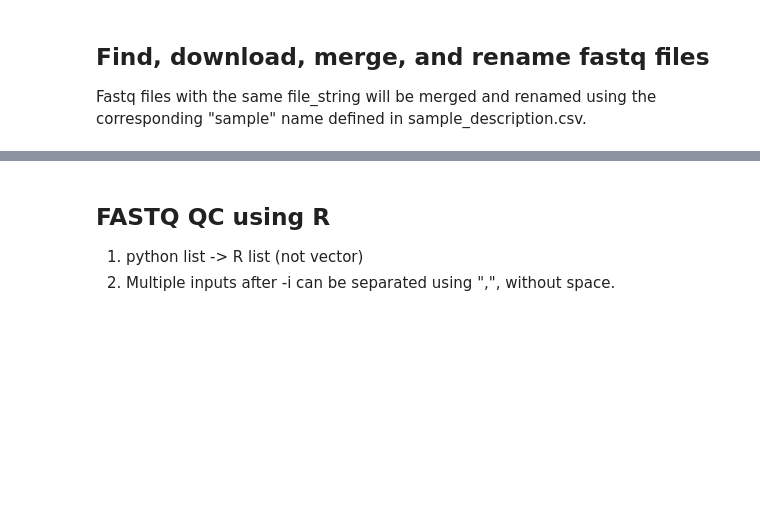
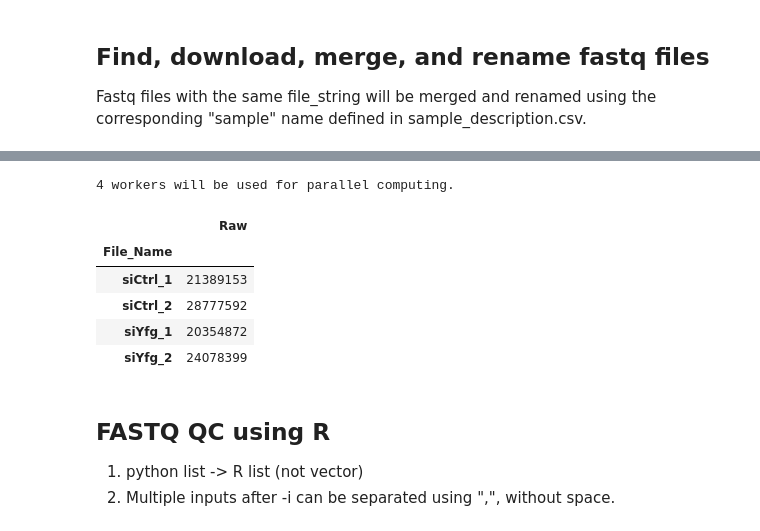
Before and after one commit to DinghaiZ/3-prime-READS-plus, a Jupyter notebook: 3-prime-READS-plus_Pipeline.ipynb, the cells around one changed output, grey strips where cells are left out. Cells and saved outputs as stored; diff of their text form; code cells hidden in the pictures; blank space fills up the shorter version.

```diff
--- a/3-prime-READS-plus_Pipeline.ipynb
+++ b/3-prime-READS-plus_Pipeline.ipynb
@@ -47,16 +47,31 @@ These parameters can be different for different runs. The sample discription fil
 PROJECT = 'example' # project name
 EXPERIMENT = '181210' # experiment name
 GENOME = 'hg19' # genome name, either mm9 or hg19
-SEQUENCER = "nextseq" # Either "hiseq" or "nextseq"
+SEQUENCER = 'nextseq' # Either "hiseq" or "nextseq"
 SAMPLE_DESCRIPTION_FILE = 'sample_description.csv' # sample discription file.
-FASTQ_QC_PLOT_NUM_COLUMNS = 2  # number of columns for fastq QC plots
+
+#DATA_SOURCE = 'internal_server' # Where the raw data are stored. Can be "internal_server", "basespace", or "local".
+#DATA_SOURCE = 'basespace'
+DATA_SOURCE = 'local'
+if DATA_SOURCE == 'internal_server':
+    USER = 'zhengdh'
+    SERVER = 'intron.njms.rutgers.edu'
+elif DATA_SOURCE == 'basespace':
+    BASESPACE_PROJECT = ''
+    BASESPACE_TOKEN = ''
+elif DATA_SOURCE == 'local':
+    # LOCAL_DATA_SOURCE = 'path/on/local/computer' ### Don't use "~"
+    LOCAL_DATA_SOURCE = '/home/dinghai/dev/3-prime-READS-plus/projects/example/data/181210/rawfastq'
+    assert Path(LOCAL_DATA_SOURCE).exists()
+
+FASTQ_QC_PLOT_NUM_COLUMNS = 4  # number of columns for fastq QC plots
 SAVE_SPACE = True # to save space, delete intermediate files asap.
 
 GENOME_INDEX_DIR = '/home/dinghai/projects/fud/star_index' # Directory containing index files for different genomes
 GENOME_FASTA_DIR = '/home/dinghai/projects/fud/ucsc/genomes' # Directory containing fasta files for different genomes
 
 
-THREADS = 8  # number of processes for parallel computing
+MAX_WORKERS = 8  # Maximum number of processes for parallel computing
 CUTADAPT_MINLEN = 25  # minimum read lenth after removing 5' adapter
 MAX_PA_DISTANCE = 24 # maximum distance between clustered reads
 # %% [markdown]
@@ -210 +238,11 @@ cat /media/dinghai/A/stress/data/181210/rawfastq/18077-06/18077FL-06-01V-06_S74_
+# %%
+fastq_files = sorted([str(filename.absolute()) for filename in rawfastq_dir.glob('*.fastq')])
+
+if len(fastq_files) == 0:
+    print(f"Pleae put fastq files in the {str(rawfastq_dir)} folder first.")
+
+WORKERS = min(MAX_WORKERS, len(fastq_files))
+print(f'{WORKERS} workers will be used for all parallel computing.')
+# %% [output]
+4 workers will be used for parallel computing.
 # %%
@@ -219,3 +256,12 @@ raw_fastq_counts = pd.Series([x[1] for x in raw_fastq_counts],
+# %%
+raw_fastq_counts
+# %% [output]
+|  | Raw |
+| File_Name |  |
+| siCtrl_1 | 21389153 |
+| siCtrl_2 | 28777592 |
+| siYfg_1 | 20354872 |
+| siYfg_2 | 24078399 |
 # %% [markdown]
 ## FASTQ QC using R
 1. python list -> R list (not vector)
```
Also changed, not shown: parts of 18 cells of this notebook, 1 other file.
